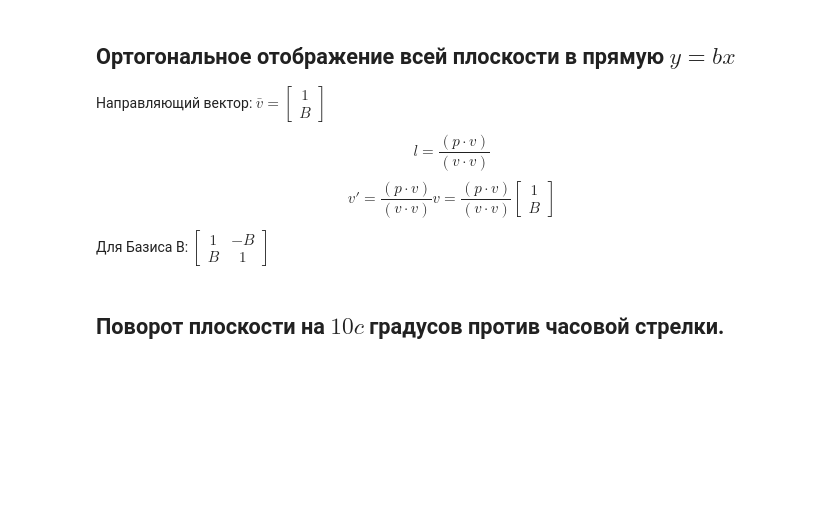
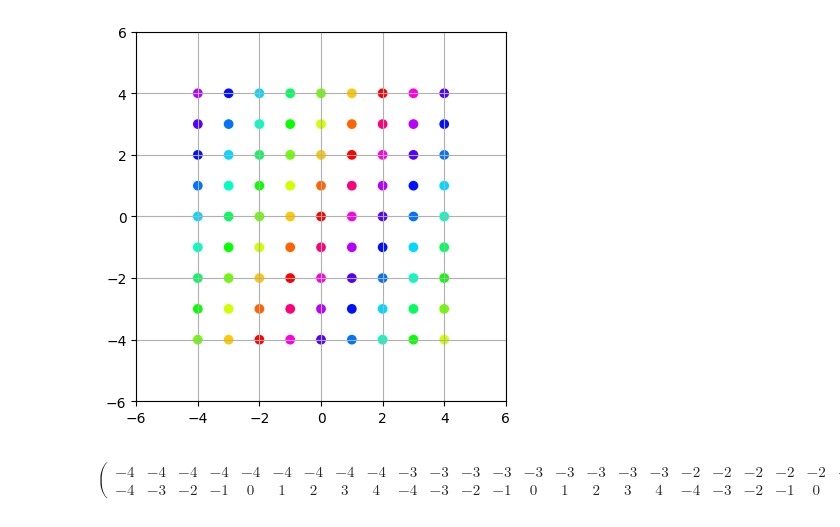
Before and after one commit to InvalitSyntax/PLA, a Jupyter notebook: Lab2/sandbox lab2.ipynb, the cells around one changed output. Drawn from its saved outputs; the diff is of its cells as text; code cells hidden in the pictures; blank space fills up the shorter version.

```diff
--- a/Lab2/sandbox lab2.ipynb
+++ b/Lab2/sandbox lab2.ipynb
@@ -226,11 +53,0 @@ plt.show()
-# %% [markdown]
-## Ортогональное отображение всей плоскости в прямую $y = bx$
-
-Направляющий вектор: $\bar{v} = \begin{bmatrix} 1 \\ B \end{bmatrix}$
-
-$$ l = \frac{\left(p \cdot v\right)}{\left(v \cdot v\right)} $$
-$$ v' = \frac{\left(p \cdot v\right)}{\left(v \cdot v\right)} v
-      = \frac{\left(p \cdot v\right)}{\left(v \cdot v\right)} \begin{bmatrix} 1 \\ B \end{bmatrix}
-$$
-
-Для Базиса B: $\begin{bmatrix} 1 & -B \\ B & 1 \end{bmatrix}$
@@ -281,2 +53,0 @@ disp(latex(BtoE @ zeroy @ EtoB))
-# %% [markdown]
-## Поворот плоскости на $10c$ градусов против часовой стрелки.
@@ -282,0 +135,30 @@ disp(latex(BtoE @ zeroy @ EtoB))
+# %%
+# ...existing code...
+points = list()
+colors = list()
+for x in range(-4, 5):
+    for y in range(-4, 5):
+        points.append([x, y])
+        colors.append(plt.cm.hsv((y + 13*x)/15 % 1))  # Example color based on coordinates
+points = np.array(points).T
+
+def set_auto_limits(points, margin=2):
+    # points shape: (2, N) или (N, 2)
+    pts = points if points.shape[0] != 2 else points.T
+    x_min, x_max = np.min(pts[:, 0]), np.max(pts[:, 0])
+    y_min, y_max = np.min(pts[:, 1]), np.max(pts[:, 1])
+    plt.xlim(x_min - margin, x_max + margin)
+    plt.ylim(y_min - margin, y_max + margin)
+
+plt.figure()
+plt.scatter(*points, c=colors)
+plt.gca().set_aspect('equal')   # равные масштабы по осям
+set_auto_limits(points, margin=2)
+plt.grid()
+plt.show()
+
+disp(latex(points))
+# ...existing code...
+# %% [output]
+[figure, added]
+\begin{pmatrix}-4 & -4 & -4 & -4 & -4 & -4 & -4 & -4 & -4 & -3 & -3 & -3 & -3 & -3 & -3 & -3 & -3 & -3 & -2 & -2 & -2 & -2 & -2 & -2 & -2 & -2 & -2 & -1 & -1 & -1 & -1 & -1 & -1 & -1 & -1 & -1 & 0 & 0 & 0 & 0 & 0 & 0 & 0 & 0 & 0 & 1 & 1 & 1 & 1 & 1 & 1 & 1 & 1 & 1 & 2 & 2 & 2 & 2 & 2 & 2 & 2 & 2 & 2 & 3 & 3 & 3 & 3 & 3 & 3 & 3 & 3 & 3 & 4 & 4 & 4 & 4 & 4 & 4 & 4 & 4 & 4\\-4 & -3 & -2 & -1 & 0 & 1 & 2 & 3 & 4 & -4 & -3 & -2 & -1 & 0 & 1 & 2 & 3 & 4 & -4 & -3 & -2 & -1 & 0 & 1 & 2 & 3 & 4 & -4 & -3 & -2 & -1 & 0 & 1 & 2 & 3 & 4 & -4 & -3 & -2 & -1 & 0 & 1 & 2 & 3 & 4 & -4 & -3 & -2 & -1 & 0 & 1 & 2 & 3 & 4 & -4 & -3 & -2 & -1 & 0 & 1 & 2 & 3 & 4 & -4 & -3 & -2 & -1 & 0 & 1 & 2 & 3 & 4 & -4 & -3 & -2 & -1 & 0 & 1 & 2 & 3 & 4\end{pmatrix}
```
Also changed, not shown: parts of 51 cells of this notebook, 27 other files.
